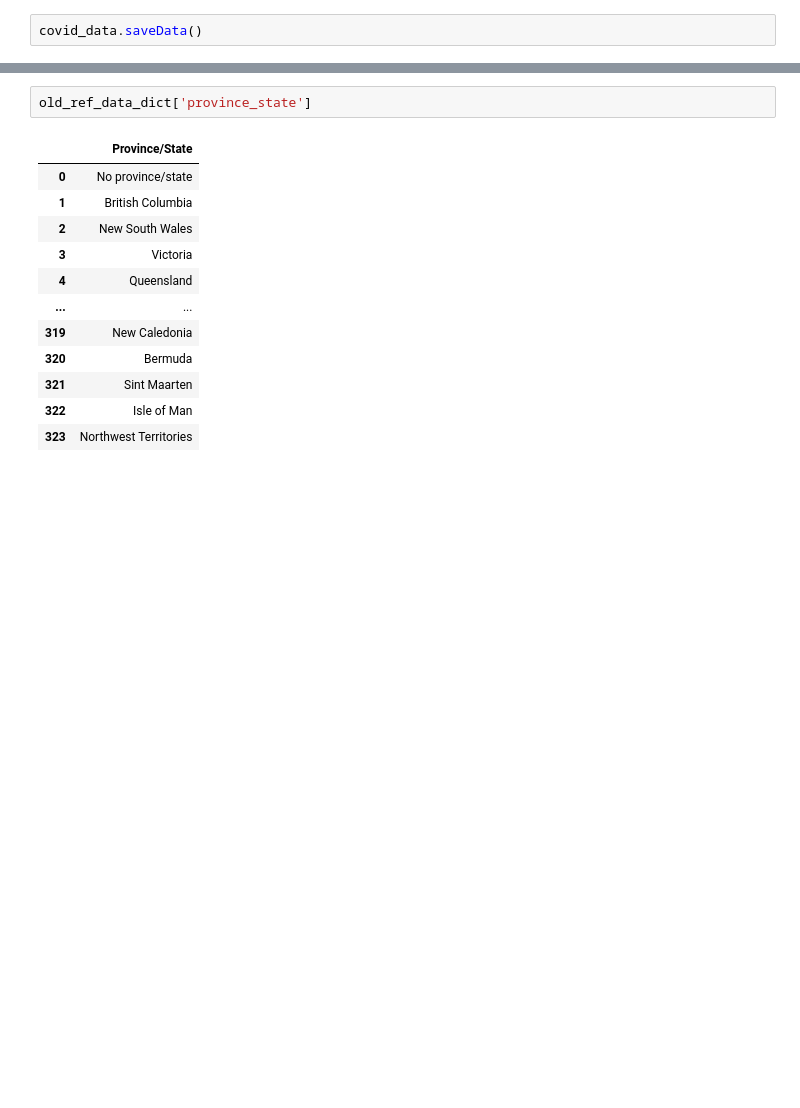
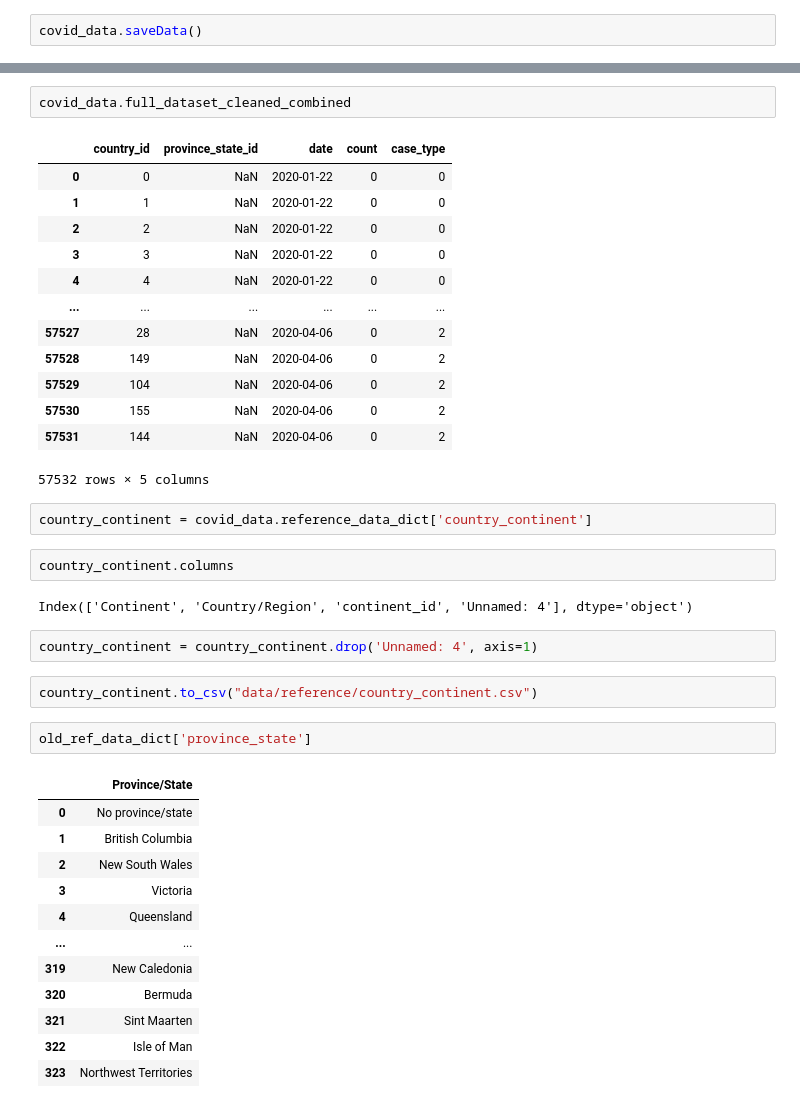
Before and after one commit to kingbd2/covid-analysis, a Jupyter notebook: covid/notebooks/getcoviddata.ipynb, the cells around one changed output, grey strips where cells are left out. Saved outputs shown, nothing was run; the diff lists cells and outputs as text; blank space fills up the shorter version.

```diff
--- a/covid/getcoviddata.ipynb
+++ b/covid/notebooks/getcoviddata.ipynb
@@ -211,3 +240,29 @@ covid_data.reference_data_dict['country']
+# %%
+covid_data.full_dataset_cleaned_combined
+# %% [output]
+|  | country_id | province_state_id | date | count | case_type |
+| 0 | 0 | NaN | 2020-01-22 | 0 | 0 |
+| 1 | 1 | NaN | 2020-01-22 | 0 | 0 |
+| 2 | 2 | NaN | 2020-01-22 | 0 | 0 |
+| 3 | 3 | NaN | 2020-01-22 | 0 | 0 |
+| 4 | 4 | NaN | 2020-01-22 | 0 | 0 |
+| ... | ... | ... | ... | ... | ... |
+| 57527 | 28 | NaN | 2020-04-06 | 0 | 2 |
+| 57528 | 149 | NaN | 2020-04-06 | 0 | 2 |
+| 57529 | 104 | NaN | 2020-04-06 | 0 | 2 |
+| 57530 | 155 | NaN | 2020-04-06 | 0 | 2 |
+| 57531 | 144 | NaN | 2020-04-06 | 0 | 2 |
+57532 rows × 5 columns
+# %%
+country_continent = covid_data.reference_data_dict['country_continent']
+# %%
+country_continent.columns
+# %% [output]
+Index(['Continent', 'Country/Region', 'continent_id', 'Unnamed: 4'], dtype='object')
+# %%
+country_continent = country_continent.drop('Unnamed: 4', axis=1)
+# %%
+country_continent.to_csv("data/reference/country_continent.csv")
 # %%
 old_ref_data_dict['province_state']
 # %% [output]
```
Also changed, not shown: parts of 6 cells of this notebook, 4 other files.
